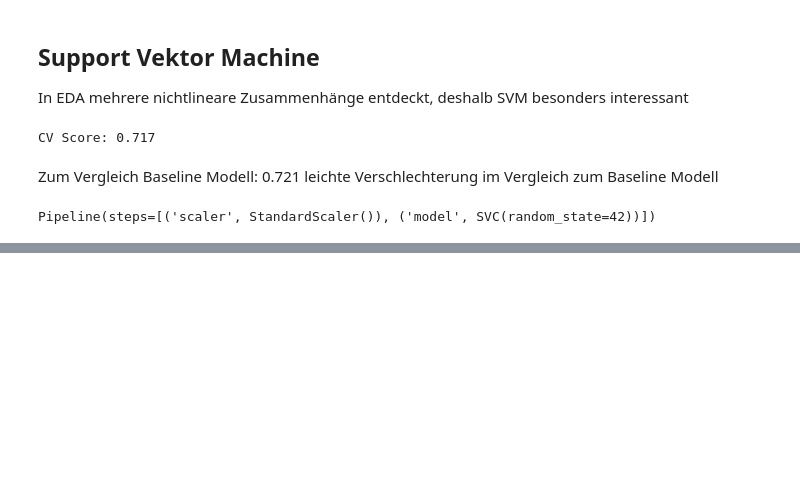
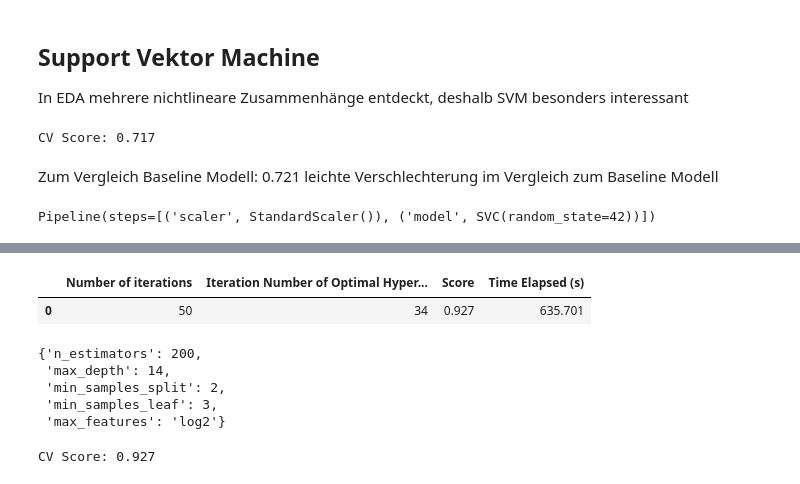
Before and after one commit to k-skupin/MAGIC-Gamma-Telescope, a Jupyter notebook: notebooks/Gamma_models.ipynb, the cells around one changed output, grey strips where cells are left out. Saved outputs shown, nothing was run; the diff lists cells and outputs as text; code cells hidden in the pictures; blank space fills up the shorter version.

```diff
--- a/notebooks/Gamma_models.ipynb
+++ b/notebooks/Gamma_models.ipynb
@@ -720,0 +910,15 @@ results_bayesian_log_reg = pd.DataFrame([values_bayesian_log_reg], columns = ['N
+# %%
+# Ausgabe des Ergebnisses
+results_bayesian_rf
+# %% [output]
+|  | Number of iterations | Iteration Number of Optimal Hyper... | Score | Time Elapsed (s) |
+| 0 | 50 | 34 | 0.927 | 635.701 |
+# %%
+# Ausgabe der besten Parameter
+study_rf.best_params
+# %% [output]
+{'n_estimators': 200,
+ 'max_depth': 14,
+ 'min_samples_split': 2,
+ 'min_samples_leaf': 3,
+ 'max_features': 'log2'}
@@ -720,0 +934,11 @@ results_bayesian_log_reg = pd.DataFrame([values_bayesian_log_reg], columns = ['N
+# %%
+cv_rf_bo = cross_val_score(estimator= rf_pipe_bo,
+                            X=features_train,
+                            y=target_train,
+                            cv=cv,
+                            scoring=scoring["tpr_fpr_020"],
+                            n_jobs=-1)
+#print(cv_log_reg_bo.mean())
+print(f"CV Score: {cv_rf_bo.mean():.3f}")
+# %% [output]
+CV Score: 0.927
```
Also changed, not shown: parts of 35 cells of this notebook, 5 other files.
